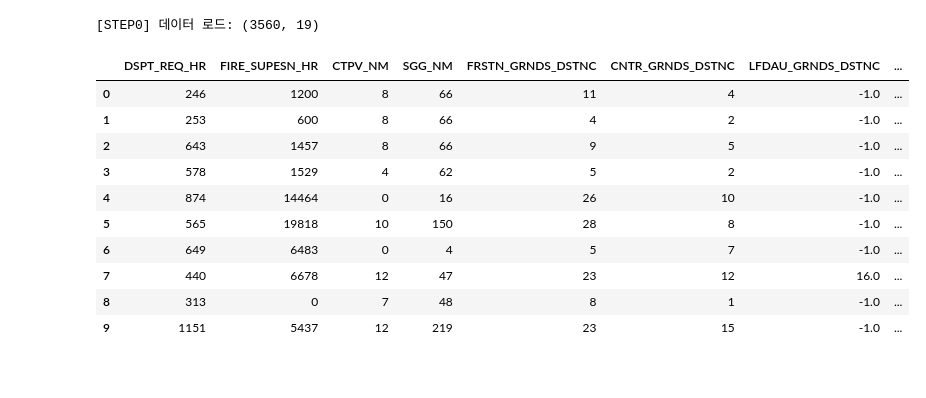
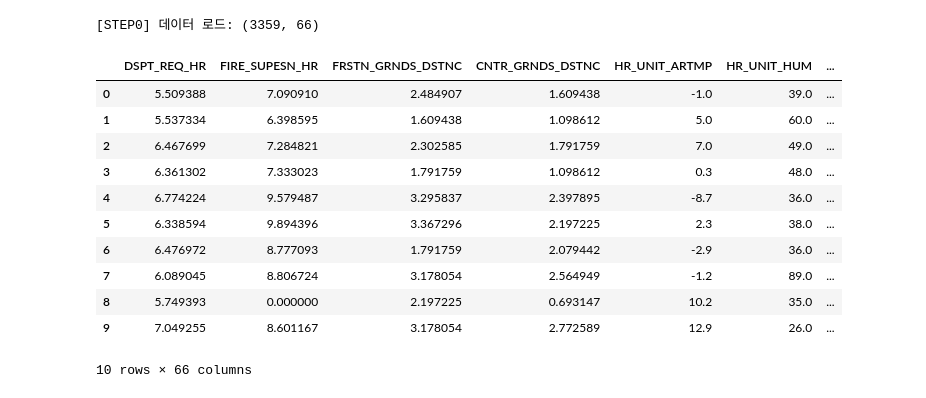
Before and after one commit to SNU-Bigdata-Fintech-AI/KR-WIldfireData-MachineLearning, a Jupyter notebook: Model/BGT/XGBoost_BGT.ipynb, the cells around one changed output. Saved outputs shown, nothing was run; the diff lists cells and outputs as text; code cells hidden in the pictures.

```diff
--- a/Model/BGT/XGBoost_BGT.ipynb
+++ b/Model/BGT/XGBoost_BGT.ipynb
@@ -25,28 +21,29 @@ def rmse(y_true, y_pred):
     # 버전 의존 옵션 없이 직접 계산
     return np.sqrt(mean_squared_error(y_true, y_pred))
 # %%
-CSV_PATH = "preprocessed_wildfire_20250816.csv"
+CSV_PATH = "wildfire_preprocessed_V1.csv"
 TARGET   = "FIRE_SUPESN_HR"
 
 df = pd.read_csv(CSV_PATH)
 print("[STEP0] 데이터 로드:", df.shape)
 display(df.head(10))
 
 X = df.drop(columns=[TARGET])
 y = df[TARGET].values
 # %% [output]
-[STEP0] 데이터 로드: (3560, 19)
+[STEP0] 데이터 로드: (3359, 66)
-|  | DSPT_REQ_HR | FIRE_SUPESN_HR | CTPV_NM | SGG_NM | FRSTN_GRNDS_DSTNC | CNTR_GRNDS_DSTNC | LFDAU_GRNDS_DSTNC | ... |
-| 0 | 246 | 1200 | 8 | 66 | 11 | 4 | -1.0 | ... |
-| 1 | 253 | 600 | 8 | 66 | 4 | 2 | -1.0 | ... |
-| 2 | 643 | 1457 | 8 | 66 | 9 | 5 | -1.0 | ... |
-| 3 | 578 | 1529 | 4 | 62 | 5 | 2 | -1.0 | ... |
-| 4 | 874 | 14464 | 0 | 16 | 26 | 10 | -1.0 | ... |
-| 5 | 565 | 19818 | 10 | 150 | 28 | 8 | -1.0 | ... |
-| 6 | 649 | 6483 | 0 | 4 | 5 | 7 | -1.0 | ... |
-| 7 | 440 | 6678 | 12 | 47 | 23 | 12 | 16.0 | ... |
-| 8 | 313 | 0 | 7 | 48 | 8 | 1 | -1.0 | ... |
-| 9 | 1151 | 5437 | 12 | 219 | 23 | 15 | -1.0 | ... |
+|  | DSPT_REQ_HR | FIRE_SUPESN_HR | FRSTN_GRNDS_DSTNC | CNTR_GRNDS_DSTNC | HR_UNIT_ARTMP | HR_UNIT_HUM | ... |
+| 0 | 5.509388 | 7.090910 | 2.484907 | 1.609438 | -1.0 | 39.0 | ... |
+| 1 | 5.537334 | 6.398595 | 1.609438 | 1.098612 | 5.0 | 60.0 | ... |
+| 2 | 6.467699 | 7.284821 | 2.302585 | 1.791759 | 7.0 | 49.0 | ... |
+| 3 | 6.361302 | 7.333023 | 1.791759 | 1.098612 | 0.3 | 48.0 | ... |
+| 4 | 6.774224 | 9.579487 | 3.295837 | 2.397895 | -8.7 | 36.0 | ... |
+| 5 | 6.338594 | 9.894396 | 3.367296 | 2.197225 | 2.3 | 38.0 | ... |
+| 6 | 6.476972 | 8.777093 | 1.791759 | 2.079442 | -2.9 | 36.0 | ... |
+| 7 | 6.089045 | 8.806724 | 3.178054 | 2.564949 | -1.2 | 89.0 | ... |
+| 8 | 5.749393 | 0.000000 | 2.197225 | 0.693147 | 10.2 | 35.0 | ... |
+| 9 | 7.049255 | 8.601167 | 3.178054 | 2.772589 | 12.9 | 26.0 | ... |
+10 rows × 66 columns
 # %%
 print("\n[STEP1] EDA 요약")
 print("자료형 빈도:")
```
Also changed, not shown: parts of 6 cells of this notebook, 2 other files.
